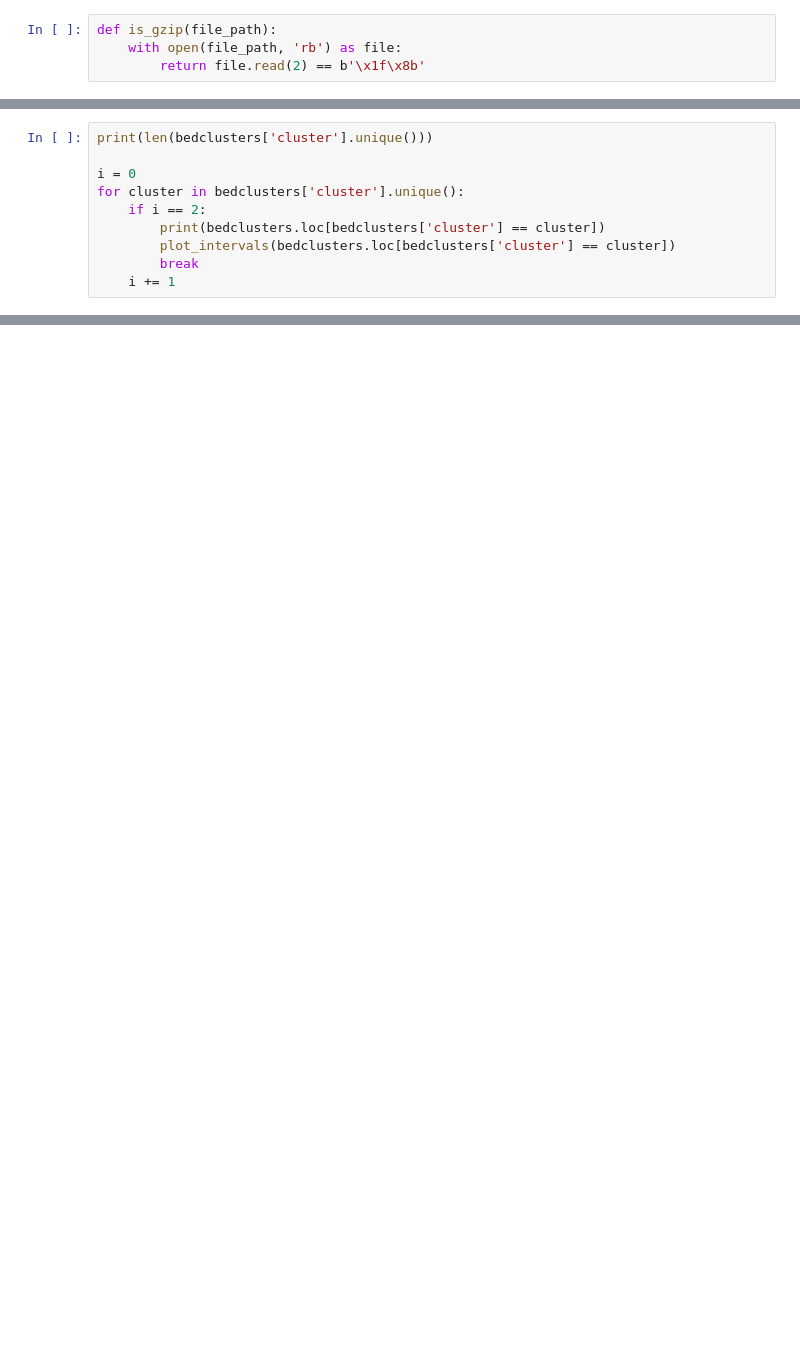
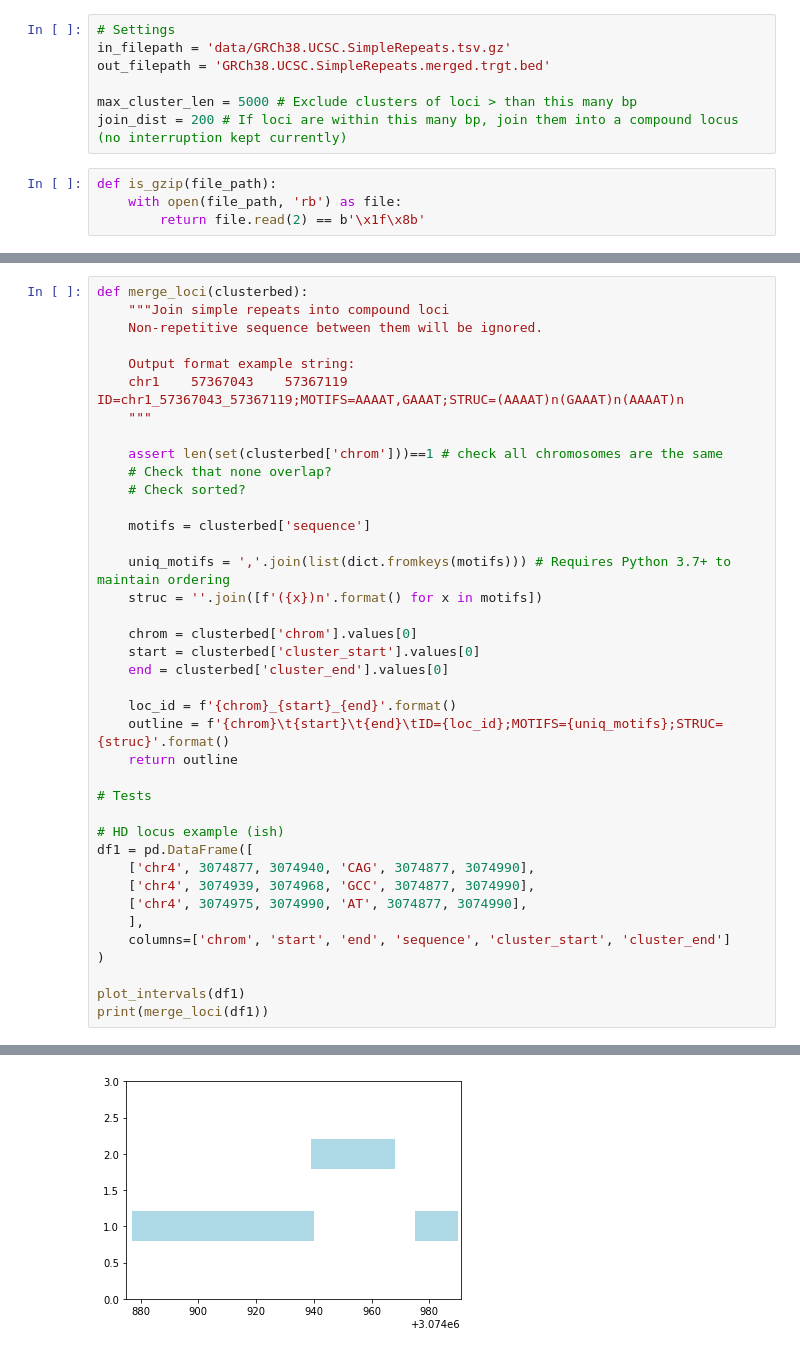
Before and after one commit to hdashnow/CEPH-K1463-TandemRepeats, a Jupyter notebook: repeat-catalogs/overlap-repeats.ipynb, the cells around one changed output, grey strips where cells are left out. Saved outputs shown, nothing was run; the diff lists cells and outputs as text; blank space fills up the shorter version.

Commit message:
code now producing decent merged trgt repeat definition files

```diff
--- a/repeat-catalogs/overlap-repeats.ipynb
+++ b/repeat-catalogs/overlap-repeats.ipynb
@@ -6,6 +6,13 @@ import bioframe as bf
 import matplotlib.pyplot as plt
 import numpy as np
 import math
+# %%
+# Settings
+in_filepath = 'data/GRCh38.UCSC.SimpleRepeats.tsv.gz'
+out_filepath = 'GRCh38.UCSC.SimpleRepeats.merged.trgt.bed'
+
+max_cluster_len = 5000 # Exclude clusters of loci > than this many bp
+join_dist = 200 # If loci are within this many bp, join them into a compound locus (no interruption kept currently)
 # %%
 def is_gzip(file_path):
     with open(file_path, 'rb') as file:
@@ -99,13 +165,3 @@ bedclusters.head()
 | 2 | chr1 | 12582910 | 12583333 | trf | 30 | 13.5 | 30 | 69 | 18 | 218 | ... |
 | 3 | chr1 | 22020082 | 22020671 | trf | 308 | 1.9 | 307 | 83 | 4 | 774 | ... |
 | 4 | chr1 | 121609878 | 121734316 | trf | 342 | 365.9 | 341 | 72 | 8 | 44205 | ... |
-# %%
-print(len(bedclusters['cluster'].unique()))
-
-i = 0
-for cluster in bedclusters['cluster'].unique():
-    if i == 2:
-        print(bedclusters.loc[bedclusters['cluster'] == cluster])
-        plot_intervals(bedclusters.loc[bedclusters['cluster'] == cluster])
-        break
-    i += 1
@@ -130,0 +216,40 @@ for cluster in bedclusters['cluster'].unique():
+# %%
+def merge_loci(clusterbed):
+    """Join simple repeats into compound loci
+    Non-repetitive sequence between them will be ignored.
+
+    Output format example string:
+    chr1	57367043	57367119	ID=chr1_57367043_57367119;MOTIFS=AAAAT,GAAAT;STRUC=(AAAAT)n(GAAAT)n(AAAAT)n
+    """
+
+    assert len(set(clusterbed['chrom']))==1 # check all chromosomes are the same
+    # Check that none overlap?
+    # Check sorted?
+
+    motifs = clusterbed['sequence']
+
+    uniq_motifs = ','.join(list(dict.fromkeys(motifs))) # Requires Python 3.7+ to maintain ordering
+    struc = ''.join([f'({x})n'.format() for x in motifs])
+
+    chrom = clusterbed['chrom'].values[0]
+    start = clusterbed['cluster_start'].values[0]
+    end = clusterbed['cluster_end'].values[0]
+
+    loc_id = f'{chrom}_{start}_{end}'.format()
+    outline = f'{chrom}\t{start}\t{end}\tID={loc_id};MOTIFS={uniq_motifs};STRUC={struc}'.format()
+    return outline
+
+# Tests
+
+# HD locus example (ish)
+df1 = pd.DataFrame([
+    ['chr4', 3074877, 3074940, 'CAG', 3074877, 3074990],
+    ['chr4', 3074939, 3074968, 'GCC', 3074877, 3074990],
+    ['chr4', 3074975, 3074990, 'AT', 3074877, 3074990],
+    ],
+    columns=['chrom', 'start', 'end', 'sequence', 'cluster_start', 'cluster_end']
+)
+
+plot_intervals(df1)
+print(merge_loci(df1))
+# %% [output]
@@ -130,0 +257 @@ for cluster in bedclusters['cluster'].unique():
+[figure, added]
```
Also changed, not shown: parts of 11 cells of this notebook.
